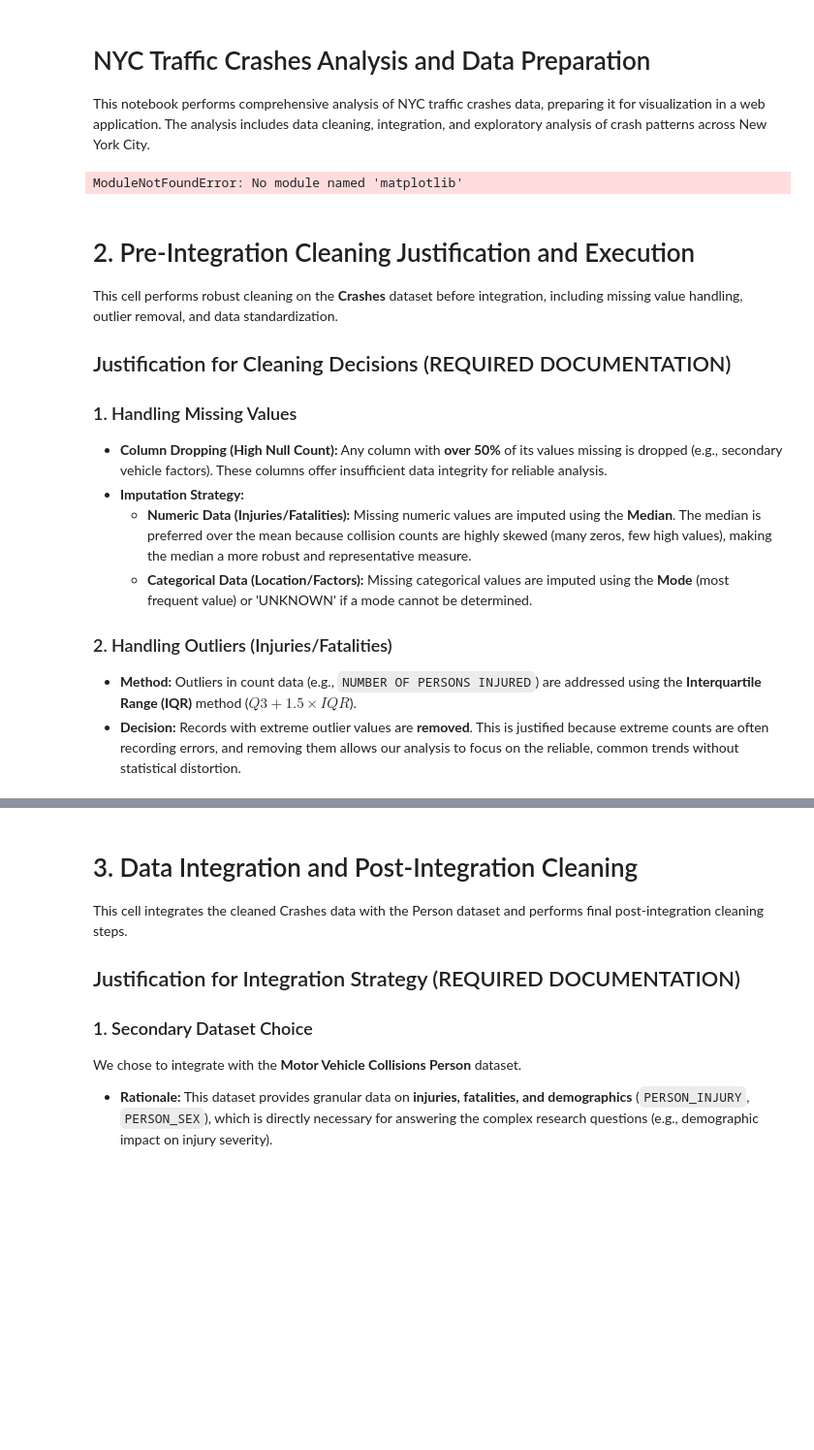
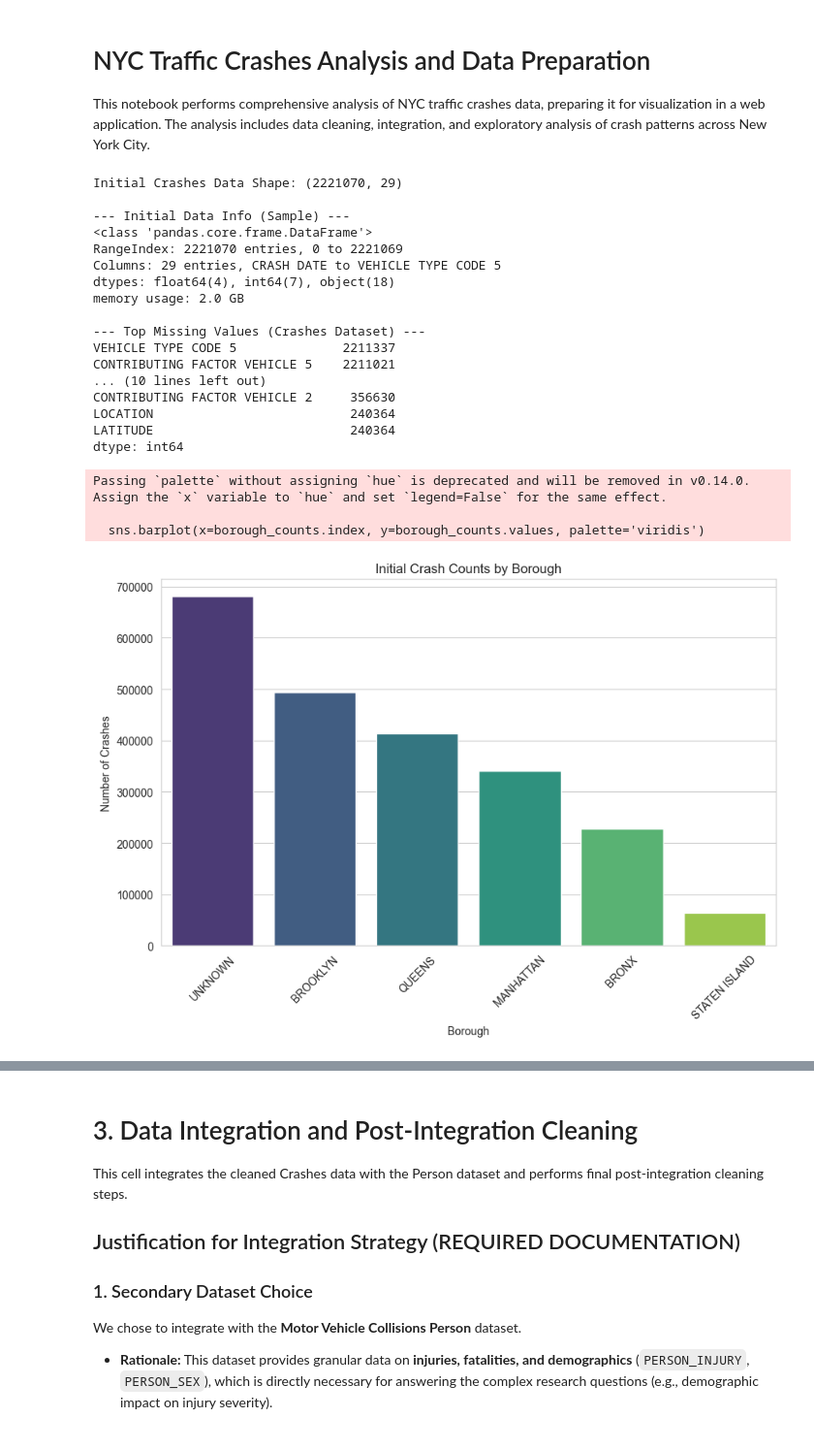
Before and after one commit to ahmedtarek-23/visuals, a Jupyter notebook: notebook/Milestone1_EDA_Cleaning.ipynb, the cells around one changed output, grey strips where cells are left out. Shown at 97% size. Saved outputs shown, nothing was run; the diff lists cells and outputs as text; code cells hidden in the pictures; blank space fills up the shorter version.

```diff
--- a/notebook/Milestone1_EDA_Cleaning.ipynb
+++ b/notebook/Milestone1_EDA_Cleaning.ipynb
@@ -11,53 +11,55 @@ import numpy as np
 # --- Setup and File Paths ---
 sns.set_style("whitegrid")
 plt.rcParams['figure.figsize'] = (10, 6)
-crashes_file = 'Motor_Vehicle_Collisions_-_Crashes_20251111.csv'
-persons_file = 'Motor_Vehicle_Collisions_-_Person_20251111.csv' # Kept for loading in Cell 3
+crashes_file = 'Motor_Vehicle_Collisions_-_Crashes_20251118.csv'
+persons_file = 'Motor_Vehicle_Collisions_-_Person_20251118.csv' # Kept for loading in Cell 3
 
 # --- Load raw data ---
 try:
     df_crashes_raw = pd.read_csv(crashes_file, low_memory=False)
 except FileNotFoundError:
     print(f"Error: Crashes file '{crashes_file}' not found.")
     df_crashes_raw = pd.DataFrame()
 
 print("Initial Crashes Data Shape:", df_crashes_raw.shape)
 df_crashes = df_crashes_raw.copy()
 
 # --- Print Info and Missing Summary ---
 print("\n--- Initial Data Info (Sample) ---")
 df_crashes.info(verbose=False, memory_usage='deep')
 
 print("\n--- Top Missing Values (Crashes Dataset) ---")
 missing_summary = df_crashes.isnull().sum().sort_values(ascending=False).head(15)
 print(missing_summary[missing_summary > 0])
 
 # --- Initial Visualization (Crashes by Borough) ---
 plt.figure(figsize=(10, 6))
 borough_counts = df_crashes['BOROUGH'].fillna('UNKNOWN').value_counts()
 sns.barplot(x=borough_counts.index, y=borough_counts.values, palette='viridis')
 plt.title('Initial Crash Counts by Borough')
 plt.ylabel('Number of Crashes')
 plt.xlabel('Borough')
 plt.xticks(rotation=45)
 plt.show()
 # %% [output]
-ModuleNotFoundError: No module named 'matplotlib'
+Initial Crashes Data Shape: (2221070, 29)
+
+--- Initial Data Info (Sample) ---
+<class 'pandas.core.frame.DataFrame'>
+RangeIndex: 2221070 entries, 0 to 2221069
+Columns: 29 entries, CRASH DATE to VEHICLE TYPE CODE 5
+dtypes: float64(4), int64(7), object(18)
+memory usage: 2.0 GB
+
+--- Top Missing Values (Crashes Dataset) ---
+VEHICLE TYPE CODE 5              2211337
+CONTRIBUTING FACTOR VEHICLE 5    2211021
+... (10 lines left out)
+CONTRIBUTING FACTOR VEHICLE 2     356630
+LOCATION                          240364
+LATITUDE                          240364
+dtype: int64
+Passing `palette` without assigning `hue` is deprecated and will be removed in v0.14.0. Assign the `x` variable to `hue` and set `legend=False` for the same effect.
+
+  sns.barplot(x=borough_counts.index, y=borough_counts.values, palette='viridis')
+[figure, added]
-# %% [markdown]
-# 2. Pre-Integration Cleaning Justification and Execution
-
-This cell performs robust cleaning on the **Crashes** dataset before integration, including missing value handling, outlier removal, and data standardization.
-
-## Justification for Cleaning Decisions (REQUIRED DOCUMENTATION)
-
-### 1. Handling Missing Values
-
-* **Column Dropping (High Null Count):** Any column with **over 50%** of its values missing is dropped (e.g., secondary vehicle factors). These columns offer insufficient data integrity for reliable analysis.
-* **Imputation Strategy:**
-    * **Numeric Data (Injuries/Fatalities):** Missing numeric values are imputed using the **Median**. The median is preferred over the mean because collision counts are highly skewed (many zeros, few high values), making the median a more robust and representative measure.
-    * **Categorical Data (Location/Factors):** Missing categorical values are imputed using the **Mode** (most frequent value) or 'UNKNOWN' if a mode cannot be determined.
-
-### 2. Handling Outliers (Injuries/Fatalities)
-
-* **Method:** Outliers in count data (e.g., `NUMBER OF PERSONS INJURED`) are addressed using the **Interquartile Range (IQR)** method ($Q3 + 1.5 \times IQR$).
-* **Decision:** Records with extreme outlier values are **removed**. This is justified because extreme counts are often recording errors, and removing them allows our analysis to focus on the reliable, common trends without statistical distortion.
```
Also changed, not shown: parts of 3 cells of this notebook, 3 other files.
